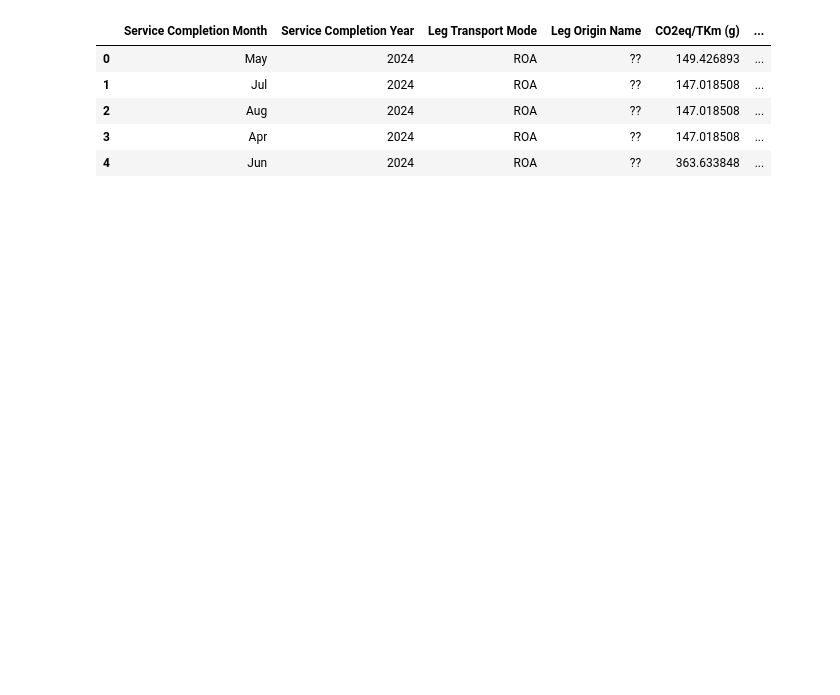
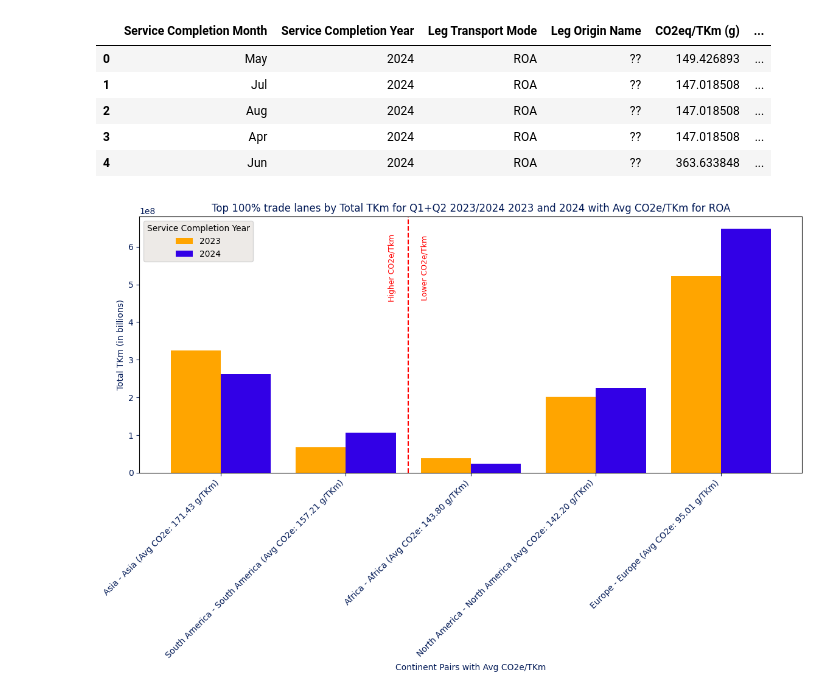
Before and after one commit to AlexanderHoglund/sustainable_logistics_tools, a Jupyter notebook: TRADELANE ANALYSIS/tradelane_analysis_high_vs_low_intensity.ipynb, the cells around one changed output. Drawn from its saved outputs; the diff is of its cells as text; code cells hidden in the pictures; blank space fills up the shorter version.

```diff
--- a/TRADELANE ANALYSIS/tradelane_analysis_high_vs_low_intensity.ipynb
+++ b/TRADELANE ANALYSIS/tradelane_analysis_high_vs_low_intensity.ipynb
@@ -579,3 +546,95 @@ df.head()
 | 2 | Aug | 2024 | ROA | ?? | 147.018508 | ... |
 | 3 | Apr | 2024 | ROA | ?? | 147.018508 | ... |
 | 4 | Jun | 2024 | ROA | ?? | 363.633848 | ... |
+# %%
+import pandas as pd
+import matplotlib.pyplot as plt
+import matplotlib.ticker as mticker
+
+# Load the Excel file
+file_path = 'input_trade_road.xlsx'
+df = pd.read_excel(file_path)
+month = "Q1+Q2 2023/2024"
+
+# Exclude rows where either the origin or destination is "N/A"
+df = df[(df['Origin Continent'] != 'N/A') & (df['Destination Continent'] != 'N/A')]
+
+# Ensure 'TKm' and 'CO2eq/TKm (g)' are treated as numeric
+df['TKm'] = pd.to_numeric(df['TKm'].astype(str).str.replace(',', '').str.replace(' ', ''), errors='coerce')
+df['CO2eq (tonnes)'] = pd.to_numeric(df['CO2eq (tonnes)'].astype(str).str.replace(',', '').str.replace(' ', ''), errors='coerce')
+
+# Filter data for the specific transport mode
+df_mode = df[df['Leg Transport Mode'] == 'ROA']
+
+# Group data by year and continent pairs to calculate total CO2e and TKm for each pair
+stats_by_pair = df_mode.groupby(['Origin Continent', 'Destination Continent']).agg(
+    Total_TKm=('TKm', 'sum'),
+    Total_CO2eq=('CO2eq (tonnes)', 'sum')  # Sum the CO2eq for each pair
+).reset_index()
+
+# Calculate the average CO2eq/TKm for each pair based on summed values
+stats_by_pair['Avg_CO2eq_TKm'] = (stats_by_pair['Total_CO2eq'] * 1e6) / stats_by_pair['Total_TKm']  # Convert tonnes to grams for CO2eq
+
+# Determine the top 25% threshold for the total TKm
+threshold = stats_by_pair['Total_TKm'].quantile(0)
+
+# Create a boolean mask for the top 25% continent pairs
+top_25_mask = stats_by_pair['Total_TKm'] > threshold
+
+# Use loc to avoid SettingWithCopyWarning
+stats_by_pair.loc[top_25_mask, 'Label'] = stats_by_pair.loc[top_25_mask].apply(
+    lambda x: f"{x['Origin Continent']} - {x['Destination Continent']} (Avg CO2e: {x['Avg_CO2eq_TKm']:.2f} g/TKm)", axis=1)
+
+# Merge the label and CO2eq information back to the original dataframe
+df_mode = df_mode.merge(stats_by_pair[['Origin Continent', 'Destination Continent', 'Label', 'Avg_CO2eq_TKm']],
+                        on=['Origin Continent', 'Destination Continent'],
+                        how='left')
+
+# Filter out rows that didn't get any label (not in the top 25%)
+df_labeled = df_mode[df_mode['Label'].notna()]
+
+# Group by the new label and service year for plotting
+pivot_data = df_labeled.groupby(['Service Completion Year', 'Label']).agg(
+    Total_TKm=('TKm', 'sum')
+).reset_index()
+
+# Create a sorted list of labels based on Avg_CO2eq_TKm
+sorted_labels = df_labeled.dropna(subset=['Label']).groupby('Label')['Avg_CO2eq_TKm'].mean().sort_values(ascending=False).index
+
+# Reorder the pivot table based on sorted labels
+pivot_table = pivot_data.pivot_table(index='Label', columns='Service Completion Year', values='Total_TKm', aggfunc='sum').loc[sorted_labels].fillna(0)
+
+# Plotting
+fig, ax = plt.subplots(figsize=(12, 8))
+pivot_table.plot(kind='bar', ax=ax, color={2023: 'orange', 2024: '#3200E6'}, width=0.8)
+plt.title(f'Top 100% trade lanes by Total TKm for {month} 2023 and 2024 with Avg CO2e/TKm for ROA')
+ax.yaxis.set_major_formatter(mticker.ScalarFormatter(useOffset=False))
+fig.patch.set_facecolor('white')
+ax.set_facecolor('white')
+ax.tick_params(colors='#011956')
+ax.xaxis.label.set_color('#011956')
+ax.yaxis.label.set_color('#011956')
+ax.title.set_color('#011956')
+
+plt.ylabel('Total TKm (in billions)')
+plt.xlabel('Continent Pairs with Avg CO2e/TKm')
+plt.xticks(rotation=45, ha='right')
+
+# Draw a line to separate high and low CO2eq/Tkm and adjust labels
+median_index = len(pivot_table) // 2
+plt.axvline(x=median_index - 0.5, color='red', linestyle='--')
+
+# Move the text labels down
+text_position = ax.get_ylim()[1] * 0.8  # Adjust the 0.8 as needed to move the text up or down
+
+ax.text(median_index - 0.6, text_position, 'Higher CO2e/Tkm', ha='right', va='center', rotation='vertical', color='red', fontsize=9)
+ax.text(median_index - 0.4, text_position, 'Lower CO2e/Tkm', ha='left', va='center', rotation='vertical', color='red', fontsize=9)
+
+plt.legend(title='Service Completion Year', facecolor='#E9E5E2')
+plt.tight_layout()
+
+# Save the figure
+plt.savefig('ROA_transport_mode_ratio_diagram.png')
+plt.show()
+# %% [output]
+[figure, added]
```
Also changed, not shown: parts of 4 cells of this notebook, 1 other file.
